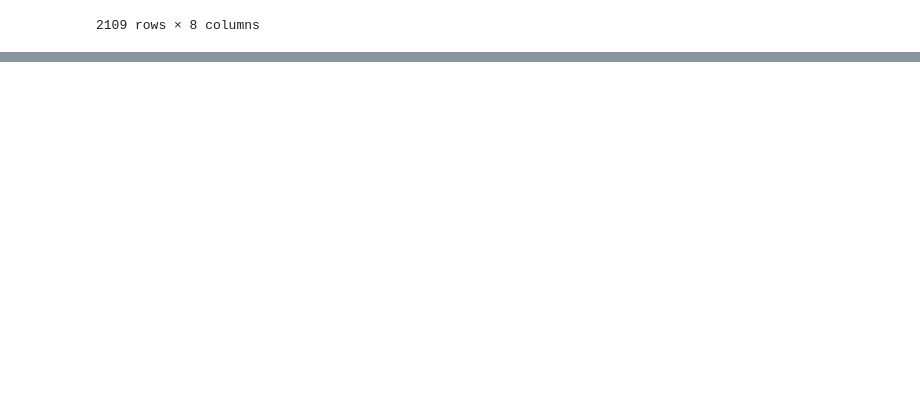
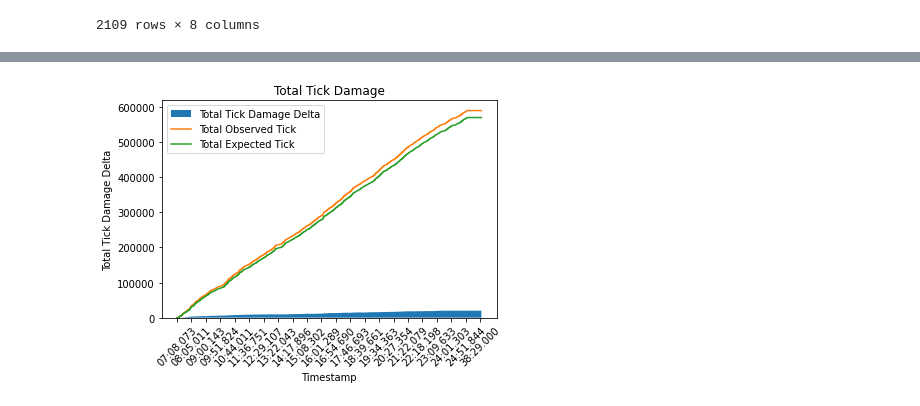
Before and after one commit to TheGroxEmpire/Wotlk-Deep-Wound-Analyzer, a Jupyter notebook: deep-wounds_analyzer.ipynb, the cells around one changed output, grey strips where cells are left out. Drawn from its saved outputs; the diff is of its cells as text; code cells hidden in the pictures; blank space fills up the shorter version.

Commit message:
Add a plot

```diff
--- a/deep-wounds_analyzer.ipynb
+++ b/deep-wounds_analyzer.ipynb
@@ -209,2 +209,36 @@ df
 # %%
 df.to_csv("full-rotation-ptr-result.csv", index=False)
+# %%
+import matplotlib.pyplot as plt
+
+# Extract the last 9 characters from the Timestamp column
+df['Short Timestamp'] = df['Timestamp'].str[-9:]
+
+# Plotting the Total Tick Damage Delta as a stacked area chart
+plt.stackplot(df.index, df['Total Tick Damage Delta'], labels=['Total Tick Damage Delta'])
+
+# Plot the observed tick and expected tick totals as lines
+plt.plot(df.index, df['Total Observed Tick'], label='Total Observed Tick')
+plt.plot(df.index, df['Total Expected Tick'], label='Total Expected Tick')
+
+# Set the title and labels for the axes
+plt.title('Total Tick Damage')
+plt.xlabel('Timestamp')
+plt.ylabel('Total Tick Damage Delta')
+
+# Specify the desired tick interval
+tick_interval = 100
+
+# Set the x-axis tick locations and labels
+plt.xticks(df.index[::tick_interval], df['Short Timestamp'].values[::tick_interval])
+
+# Add a legend
+plt.legend()
+
+# Rotate the x-axis labels if needed
+plt.xticks(rotation=45)
+
+# Display the plot
+plt.show()
+# %% [output]
+[figure, added]
```
Also changed, not shown: parts of 1 cell of this notebook.
